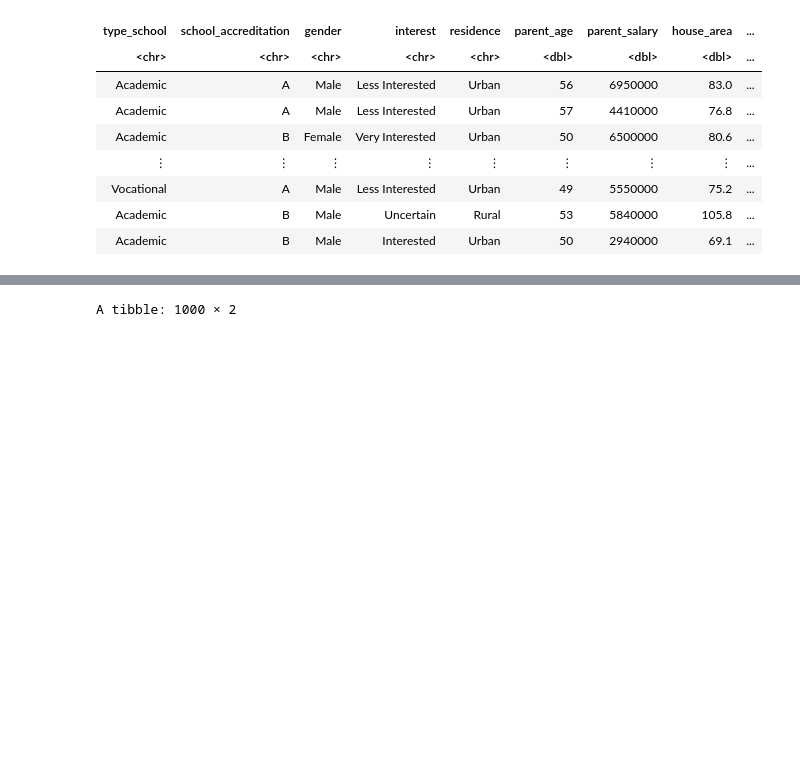
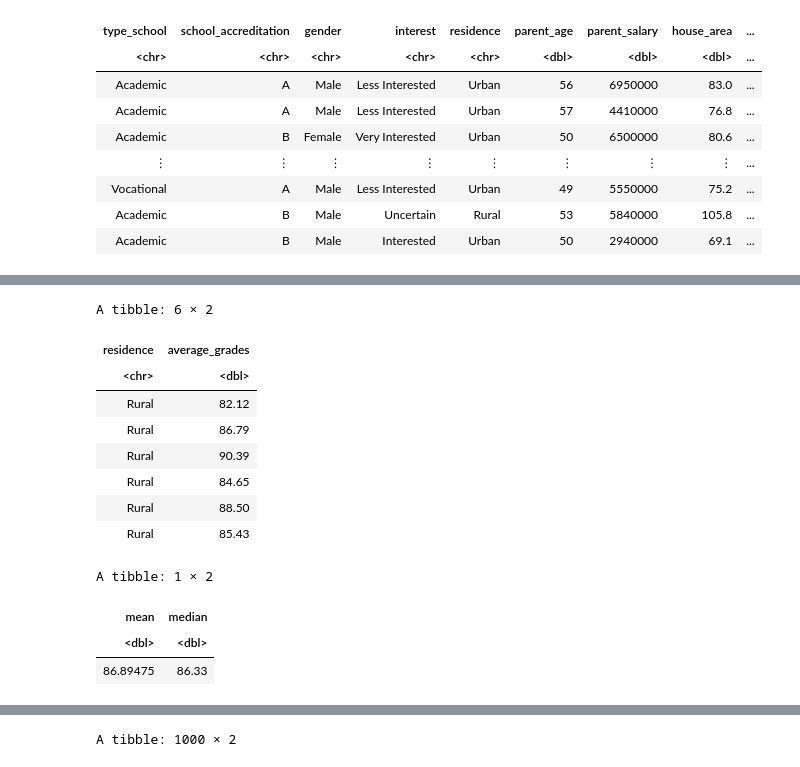
Before and after one commit to Zhangcheng0410/stat201, a Jupyter notebook: proposal.ipynb, the cells around one changed output, grey strips where cells are left out. Drawn from its saved outputs; the diff is of its cells as text; code cells hidden in the pictures; blank space fills up the shorter version.

```diff
--- a/proposal.ipynb
+++ b/proposal.ipynb
@@ -41,0 +62,23 @@ A spec_tbl_df: 1000 × 11
+# %%
+# calculate the mean and median of average grades from rural student
+student_rural <- studentset%>%
+    filter(residence=="Rural")%>%
+    select(residence, average_grades)
+rural_mean_median <- student_rural %>%
+    summarize(mean= mean(average_grades), median=median(average_grades))
+head(student_rural)
+rural_mean_median
+# %% [output]
+A tibble: 6 × 2
+| residence | average_grades |
+| <chr> | <dbl> |
+| Rural | 82.12 |
+| Rural | 86.79 |
+| Rural | 90.39 |
+| Rural | 84.65 |
+| Rural | 88.50 |
+| Rural | 85.43 |
+A tibble: 1 × 2
+| mean | median |
+| <dbl> | <dbl> |
+| 86.89475 | 86.33 |
```
Also changed, not shown: parts of 7 cells of this notebook.
